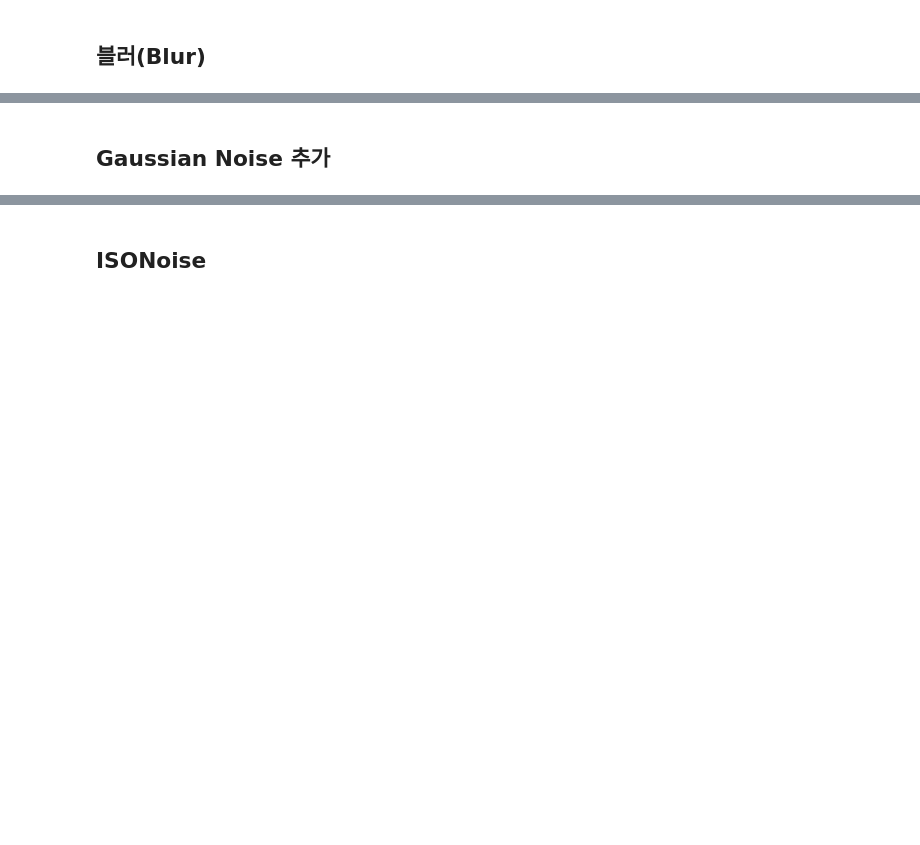
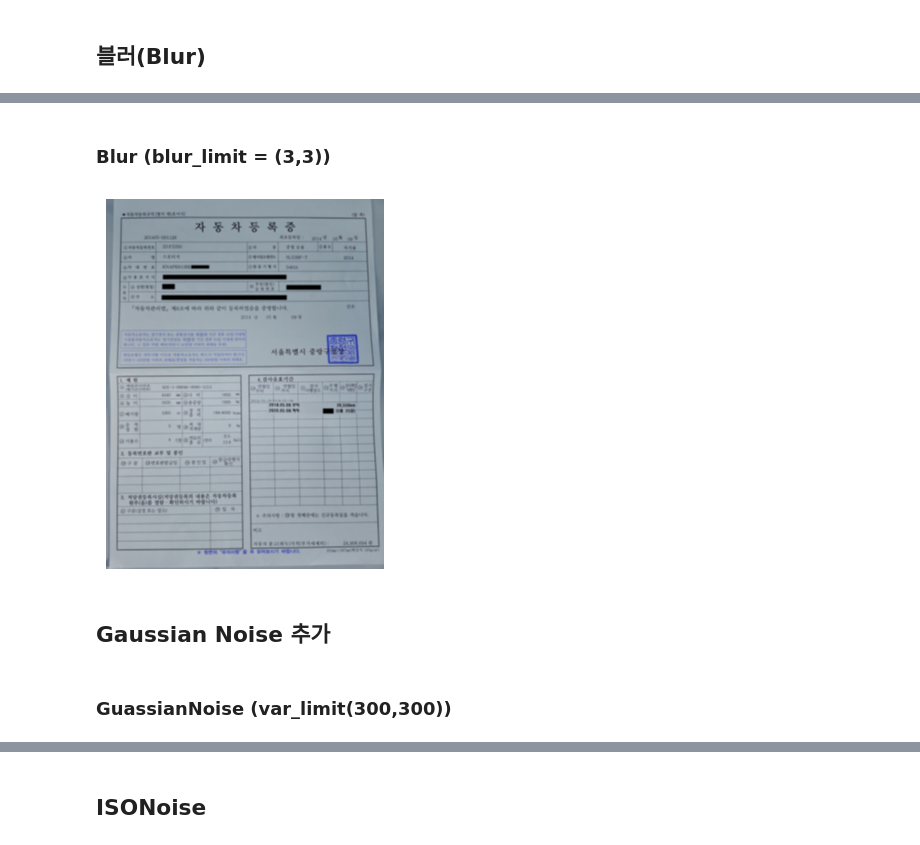
Before and after one commit to ch-hee/upstage-cv-classification-cv4, a Jupyter notebook: hyeongsoo/eda_2.ipynb, the cells around one changed output, grey strips where cells are left out. Saved outputs shown, nothing was run; the diff lists cells and outputs as text; code cells hidden in the pictures; blank space fills up the shorter version.

```diff
--- a/hyeongsoo/eda_2.ipynb
+++ b/hyeongsoo/eda_2.ipynb
@@ -65,5 +66,22 @@ plt.show()
+# %% [markdown]
+### Blur (blur_limit = (3,3))
+# %%
+transform_3_2 = A.Compose([
+    A.Blur(blur_limit=(3,3), always_apply=True)
+])
+
+transformed_3_2 = transform_3_2(image=image)
+
+transformed_image_3_2 = transformed_3_2["image"]
+
+plt.imshow(transformed_image_3_2), plt.axis("off")
+plt.show()
+# %% [output]
+[figure, added]
 # %% [markdown]
 ## Gaussian Noise 추가
+# %% [markdown]
+### GuassianNoise (var_limit(300,300))
 # %%
 transform_4 = A.Compose([
     A.GaussNoise(var_limit=(300, 300), p=1.0)
```
Also changed, not shown: parts of 33 cells of this notebook, 7 other files.
